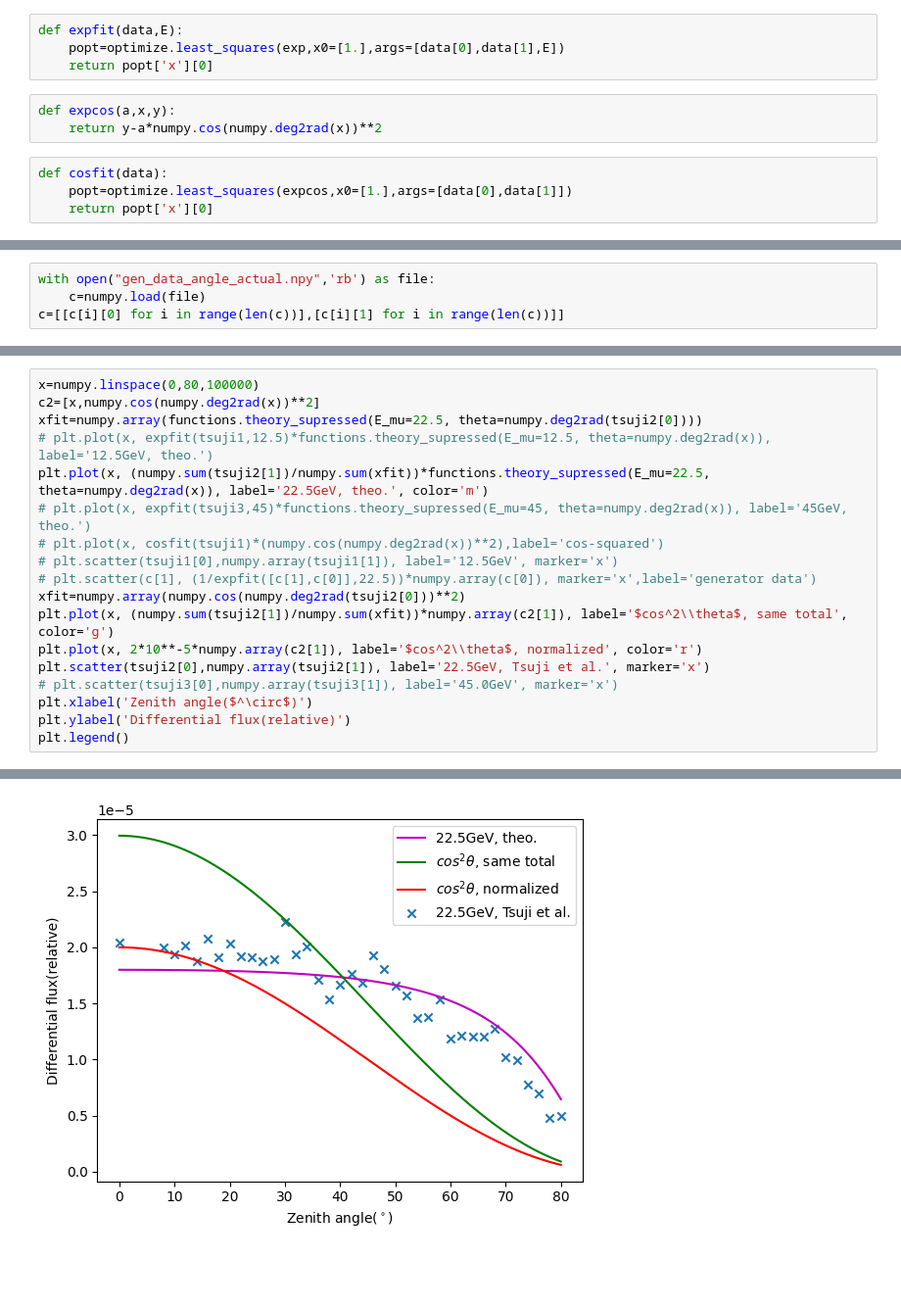
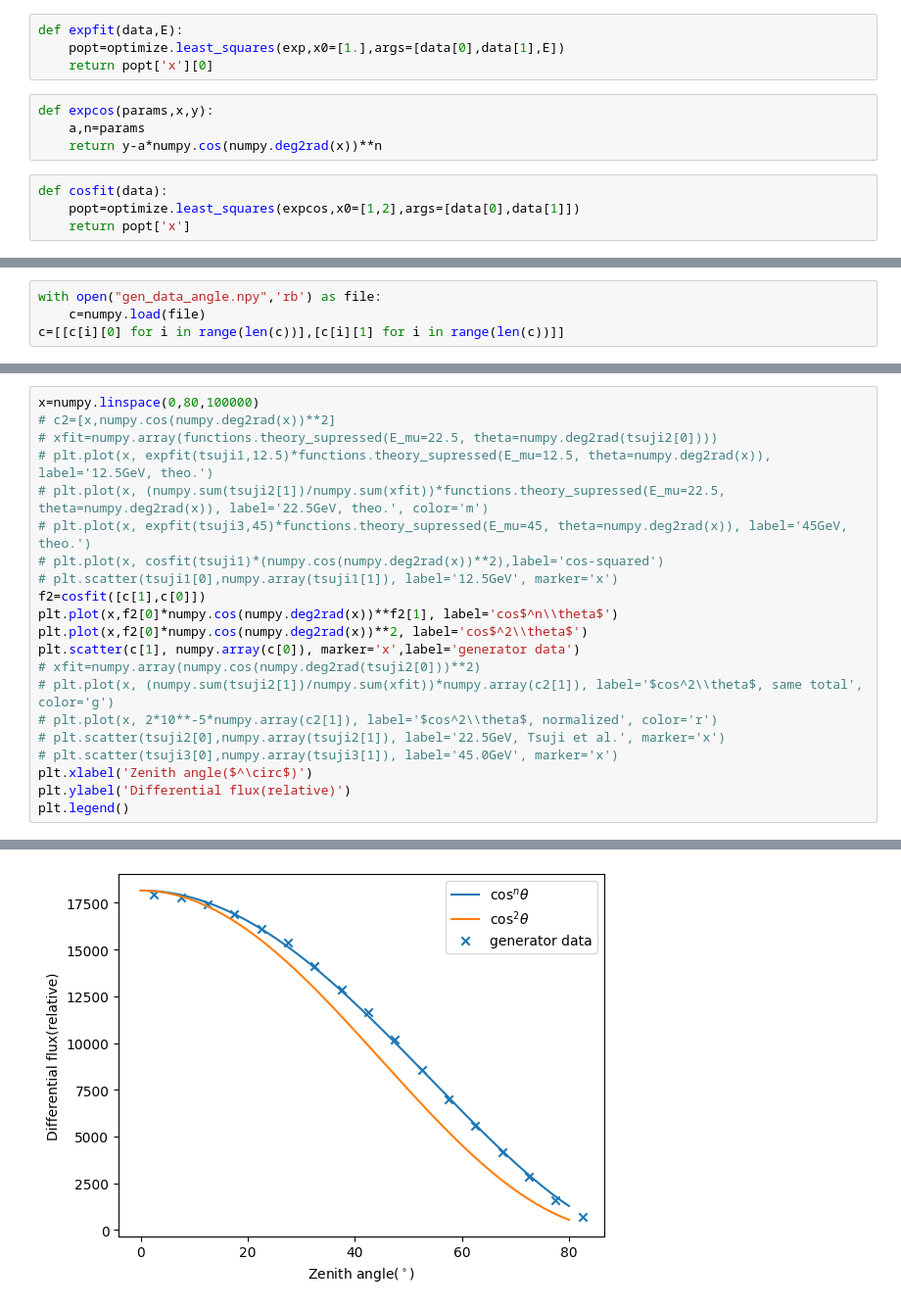
Before and after one commit to someone-random/cosmic_ray_generator, a Jupyter notebook: utility/angletst.ipynb, the cells around one changed output, grey strips where cells are left out. Shown: that part at 98% size. Cells and saved outputs as stored; diff of their text form; blank space fills up the shorter version.

```diff
--- a/utility/angletst.ipynb
+++ b/utility/angletst.ipynb
@@ -45,9 +53,10 @@ def expfit(data,E):
     popt=optimize.least_squares(exp,x0=[1.],args=[data[0],data[1],E])
     return popt['x'][0]
 # %%
-def expcos(a,x,y):
-    return y-a*numpy.cos(numpy.deg2rad(x))**2
+def expcos(params,x,y):
+    a,n=params
+    return y-a*numpy.cos(numpy.deg2rad(x))**n
 # %%
 def cosfit(data):
-    popt=optimize.least_squares(expcos,x0=[1.],args=[data[0],data[1]])
-    return popt['x'][0]
+    popt=optimize.least_squares(expcos,x0=[1,2],args=[data[0],data[1]])
+    return popt['x']
@@ -66,4 +65,4 @@ cosfit(tsuji1)
 # %%
-with open("gen_data_angle_actual.npy",'rb') as file:
+with open("gen_data_angle.npy",'rb') as file:
     c=numpy.load(file)
 c=[[c[i][0] for i in range(len(c))],[c[i][1] for i in range(len(c))]]
@@ -90,21 +75,24 @@ tsuji2
 # %%
 x=numpy.linspace(0,80,100000)
-c2=[x,numpy.cos(numpy.deg2rad(x))**2]
-xfit=numpy.array(functions.theory_supressed(E_mu=22.5, theta=numpy.deg2rad(tsuji2[0])))
+# c2=[x,numpy.cos(numpy.deg2rad(x))**2]
+# xfit=numpy.array(functions.theory_supressed(E_mu=22.5, theta=numpy.deg2rad(tsuji2[0])))
 # plt.plot(x, expfit(tsuji1,12.5)*functions.theory_supressed(E_mu=12.5, theta=numpy.deg2rad(x)), label='12.5GeV, theo.')
-plt.plot(x, (numpy.sum(tsuji2[1])/numpy.sum(xfit))*functions.theory_supressed(E_mu=22.5, theta=numpy.deg2rad(x)), label='22.5GeV, theo.', color='m')
+# plt.plot(x, (numpy.sum(tsuji2[1])/numpy.sum(xfit))*functions.theory_supressed(E_mu=22.5, theta=numpy.deg2rad(x)), label='22.5GeV, theo.', color='m')
 # plt.plot(x, expfit(tsuji3,45)*functions.theory_supressed(E_mu=45, theta=numpy.deg2rad(x)), label='45GeV, theo.')
 # plt.plot(x, cosfit(tsuji1)*(numpy.cos(numpy.deg2rad(x))**2),label='cos-squared')
 # plt.scatter(tsuji1[0],numpy.array(tsuji1[1]), label='12.5GeV', marker='x')
-# plt.scatter(c[1], (1/expfit([c[1],c[0]],22.5))*numpy.array(c[0]), marker='x',label='generator data')
-xfit=numpy.array(numpy.cos(numpy.deg2rad(tsuji2[0]))**2)
-plt.plot(x, (numpy.sum(tsuji2[1])/numpy.sum(xfit))*numpy.array(c2[1]), label='$cos^2\\theta$, same total', color='g')
-plt.plot(x, 2*10**-5*numpy.array(c2[1]), label='$cos^2\\theta$, normalized', color='r')
-plt.scatter(tsuji2[0],numpy.array(tsuji2[1]), label='22.5GeV, Tsuji et al.', marker='x')
+f2=cosfit([c[1],c[0]])
+plt.plot(x,f2[0]*numpy.cos(numpy.deg2rad(x))**f2[1], label='cos$^n\\theta$')
+plt.plot(x,f2[0]*numpy.cos(numpy.deg2rad(x))**2, label='cos$^2\\theta$')
+plt.scatter(c[1], numpy.array(c[0]), marker='x',label='generator data')
+# xfit=numpy.array(numpy.cos(numpy.deg2rad(tsuji2[0]))**2)
+# plt.plot(x, (numpy.sum(tsuji2[1])/numpy.sum(xfit))*numpy.array(c2[1]), label='$cos^2\\theta$, same total', color='g')
+# plt.plot(x, 2*10**-5*numpy.array(c2[1]), label='$cos^2\\theta$, normalized', color='r')
+# plt.scatter(tsuji2[0],numpy.array(tsuji2[1]), label='22.5GeV, Tsuji et al.', marker='x')
 # plt.scatter(tsuji3[0],numpy.array(tsuji3[1]), label='45.0GeV', marker='x')
 plt.xlabel('Zenith angle($^\circ$)')
 plt.ylabel('Differential flux(relative)')
 plt.legend()
 # %% [output]
 <matplotlib.legend.Legend at 0x...>
-[figure, old version]
+[figure, new version]
```
Also changed, not shown: parts of 14 cells of this notebook, 27 other files.
